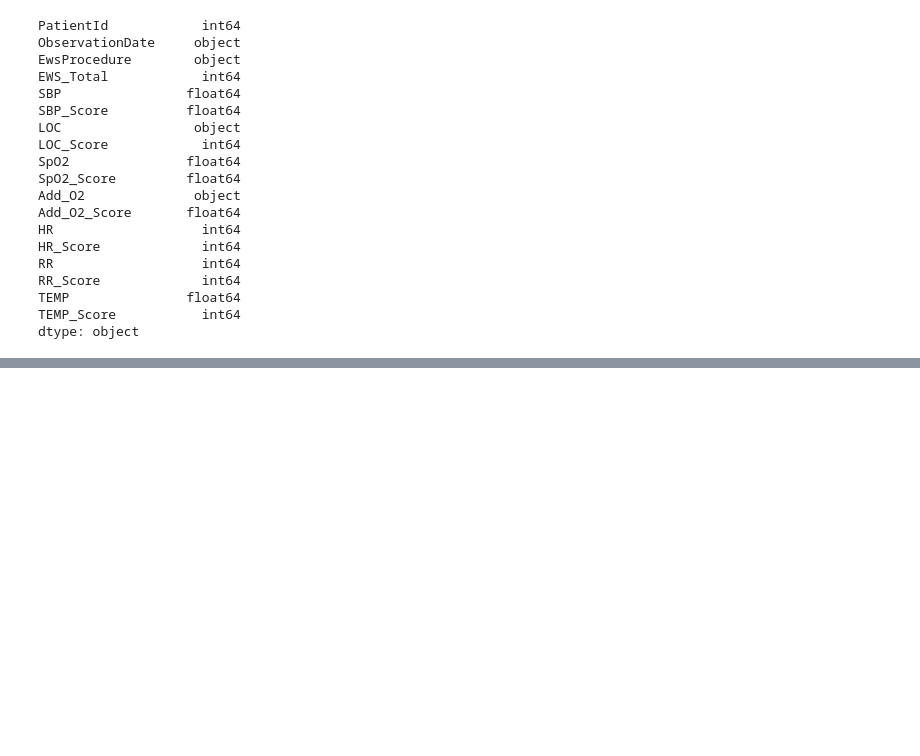
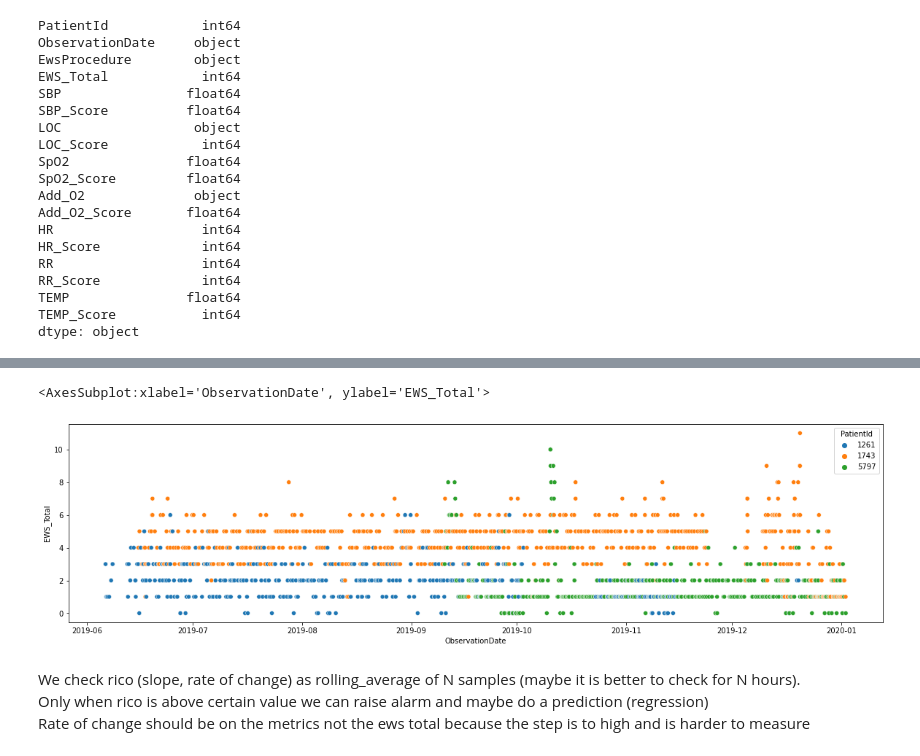
Before and after one commit to kustex/arinti_ews_usecase, a Jupyter notebook: arinti_EWS_notebook.ipynb, the cells around one changed output, grey strips where cells are left out. Saved outputs shown, nothing was run; the diff lists cells and outputs as text; code cells hidden in the pictures; blank space fills up the shorter version.

```diff
--- a/arinti_EWS_notebook.ipynb
+++ b/arinti_EWS_notebook.ipynb
@@ -74,0 +119,3 @@ array(['ALERT', 'UNRESPONSIVE', 'NEW_CONFUSION', 'VOICE', 'PAIN'],
+# %%
+patient_observations = df['PatientId'].value_counts().sort_values()
+patient_observations
@@ -74,0 +221,10 @@ array(['ALERT', 'UNRESPONSIVE', 'NEW_CONFUSION', 'VOICE', 'PAIN'],
+# %%
+def make_dataframe_returning_patients(df, measurements):
+    patient_observations_dict = df['PatientId'].value_counts().to_dict()
+
+    pat_list = {k: v for k, v in patient_observations.items() if v < measurements}.keys()
+    df_ret = df[~df.PatientId.isin(pat_list)]
+
+    print(f"Number of patients: {df_ret.PatientId.nunique()}")
+    print(f"Measurements: {df_ret.shape[0]}")
+    return df_ret
@@ -74,0 +266,4 @@ array(['ALERT', 'UNRESPONSIVE', 'NEW_CONFUSION', 'VOICE', 'PAIN'],
+# %%
+df_three_pat = make_dataframe_returning_patients(df, 400)
+df_three_pat['ObservationDate'] = pd.to_datetime(df_three_pat['ObservationDate'])
+df_three_pat.head()
@@ -74,0 +284,10 @@ array(['ALERT', 'UNRESPONSIVE', 'NEW_CONFUSION', 'VOICE', 'PAIN'],
+# %%
+plt.figure(figsize=(20, 5))
+sns.scatterplot(data = df_three_pat, x = 'ObservationDate', y = 'EWS_Total', hue='PatientId', palette = "tab10")
+# %% [output]
+<AxesSubplot:xlabel='ObservationDate', ylabel='EWS_Total'>
+[figure, added]
+# %% [markdown]
+We check rico (slope, rate of change) as rolling_average of N samples (maybe it is better to check for N hours).
+Only when rico is above certain value we can raise alarm and maybe do a prediction (regression)
+Rate of change should be on the metrics not the ews total because the step is to high and is harder to measure
```
Also changed, not shown: parts of 27 cells of this notebook.
